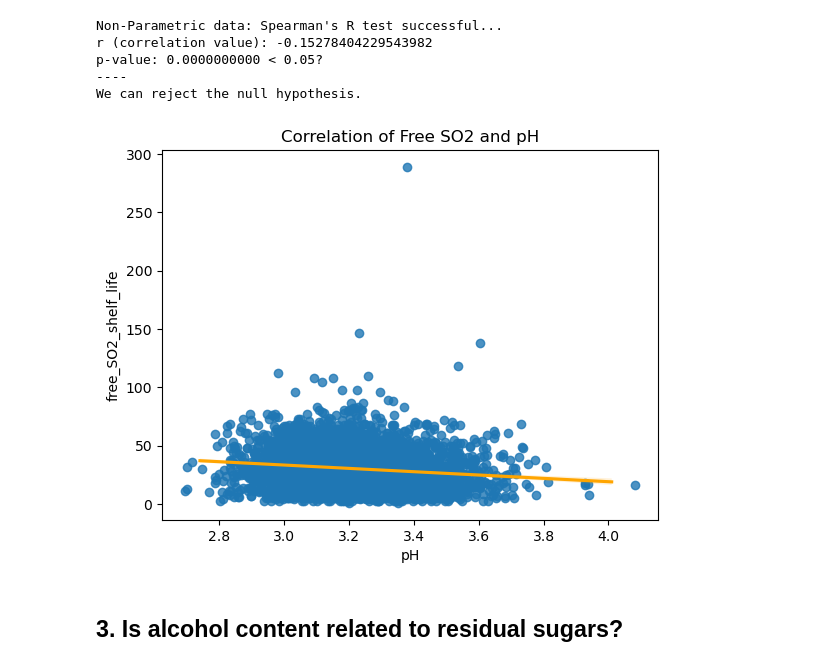
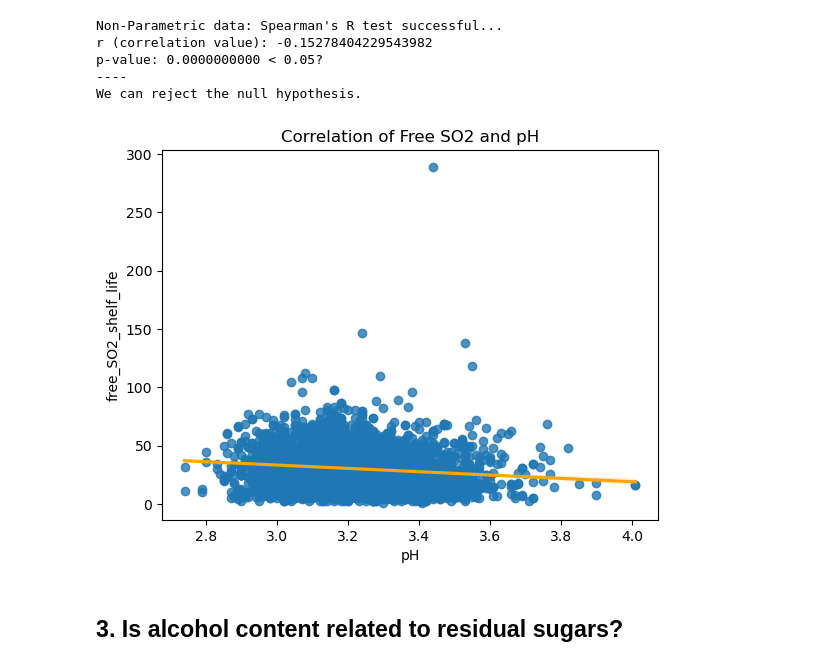
Before and after one commit to OKPTaylor/wine-quality-predictor, a Jupyter notebook: explore_ali.ipynb, the cells around one changed output. Saved outputs shown, nothing was run; the diff lists cells and outputs as text; code cells hidden in the pictures.

```diff
--- a/explore_ali.ipynb
+++ b/explore_ali.ipynb
@@ -248,8 +309,8 @@ p-value: 0.0000000000 < 0.05?
 We can reject the null hypothesis.
 # %%
 # visualize
-sns.regplot(data=train, x='pH', y='free_SO2_shelf_life',x_jitter=.1, line_kws={'color':'orange'})
+sns.regplot(data=train, x='pH', y='free_SO2_shelf_life', fit_reg=True,line_kws={'color':'orange'})
 plt.title("Correlation of Free SO2 and pH")
 plt.show()
 # %% [output]
-[figure, old version]
+[figure, new version]
```
Also changed, not shown: parts of 27 cells of this notebook, 1 other file.
